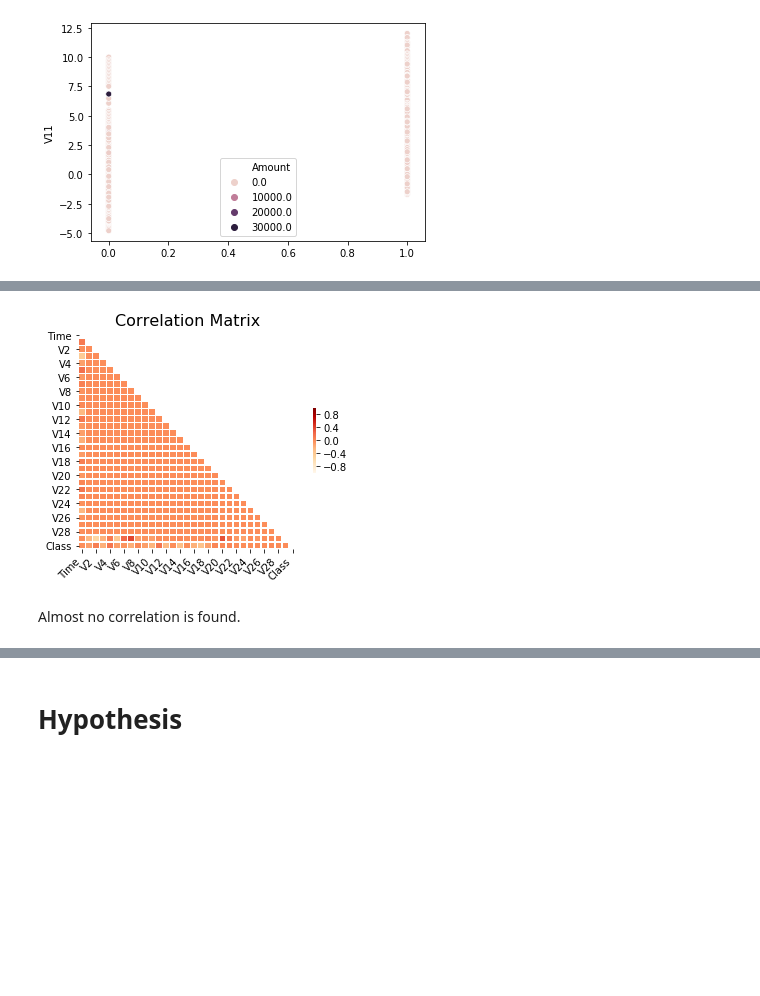
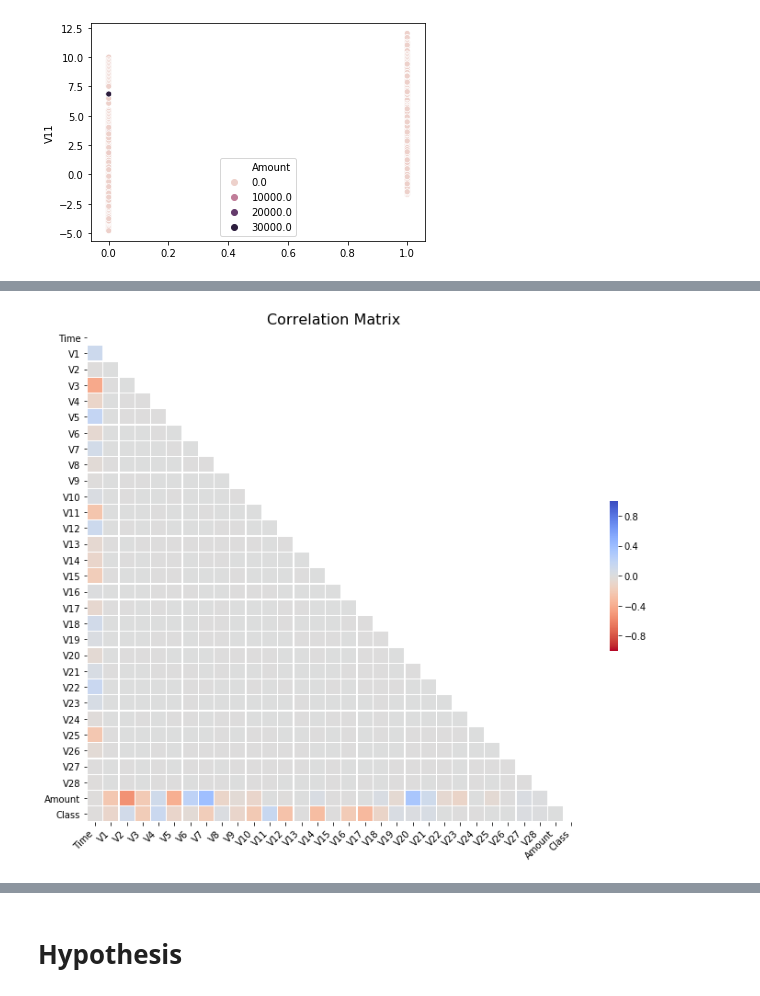
Before and after one commit to NewtoIBM/data_student, a Jupyter notebook: Egor_Capstone_2.ipynb, the cells around one changed output, grey strips where cells are left out. Cells and saved outputs as stored; diff of their text form; code cells hidden in the pictures; blank space fills up the shorter version.

```diff
--- a/Egor_Capstone_2.ipynb
+++ b/Egor_Capstone_2.ipynb
@@ -294,36 +371,30 @@ What will correlation matrix will tell?
 # %%
+plt.figure(figsize=(12,10))
 corr = cardsdf.corr()
 #plt.rcParams["figure.figsize"] = (10,10)
 # Generate a mask for the upper triangle
 mask = np.triu(np.ones_like(corr, dtype=np.bool))
 ax = sns.heatmap(
-
     corr,
-
     vmin=-1, vmax=1, center=0,
-cmap='OrRd',
-    #cmap=sns.diverging_palette(250, 15, s=75, l=40,
-   #         n=9, center="dark"),
+cmap='coolwarm_r',
 mask=mask,
 square=True,
 linewidths=.3,
 cbar_kws={"shrink": .3},
-
 )
 
 ax.set_xticklabels(
 
     ax.get_xticklabels(),
 
     rotation=45,
 
     horizontalalignment='right'
 
 );
 
 
 plt.title('Correlation Matrix', fontsize=16);
 # %% [output]
-[figure, old version]
+[figure, new version]
-# %% [markdown]
-Almost no correlation is found.
```
Also changed, not shown: parts of 45 cells of this notebook.
